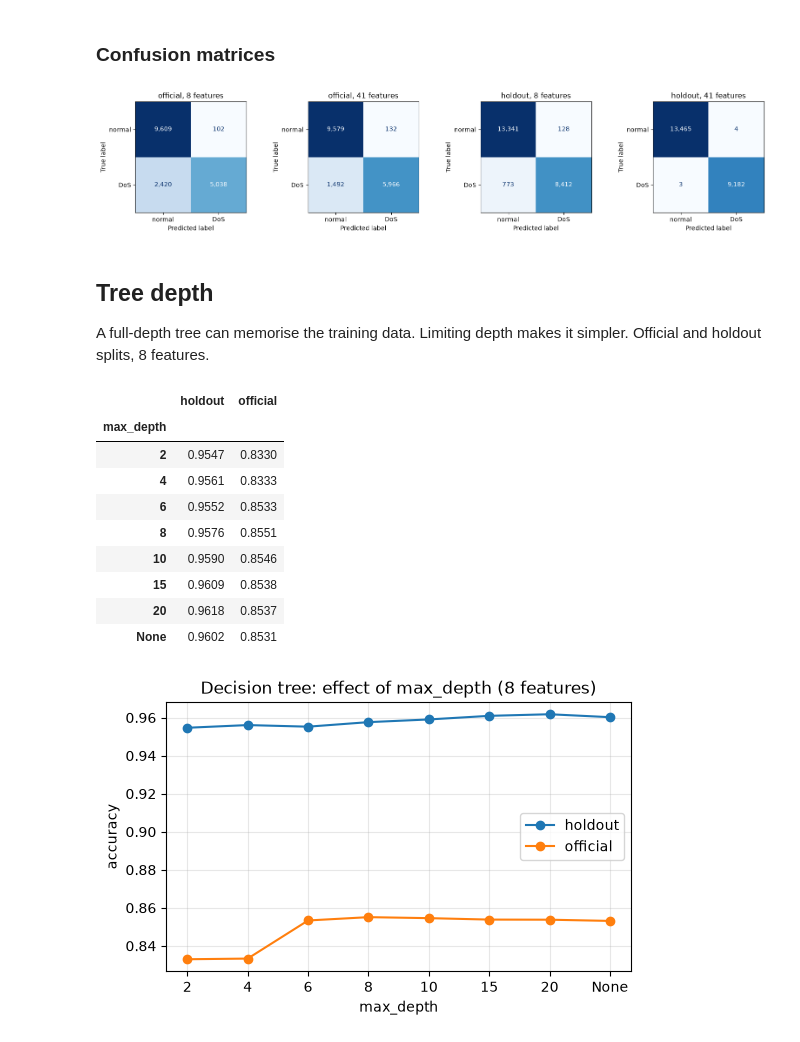
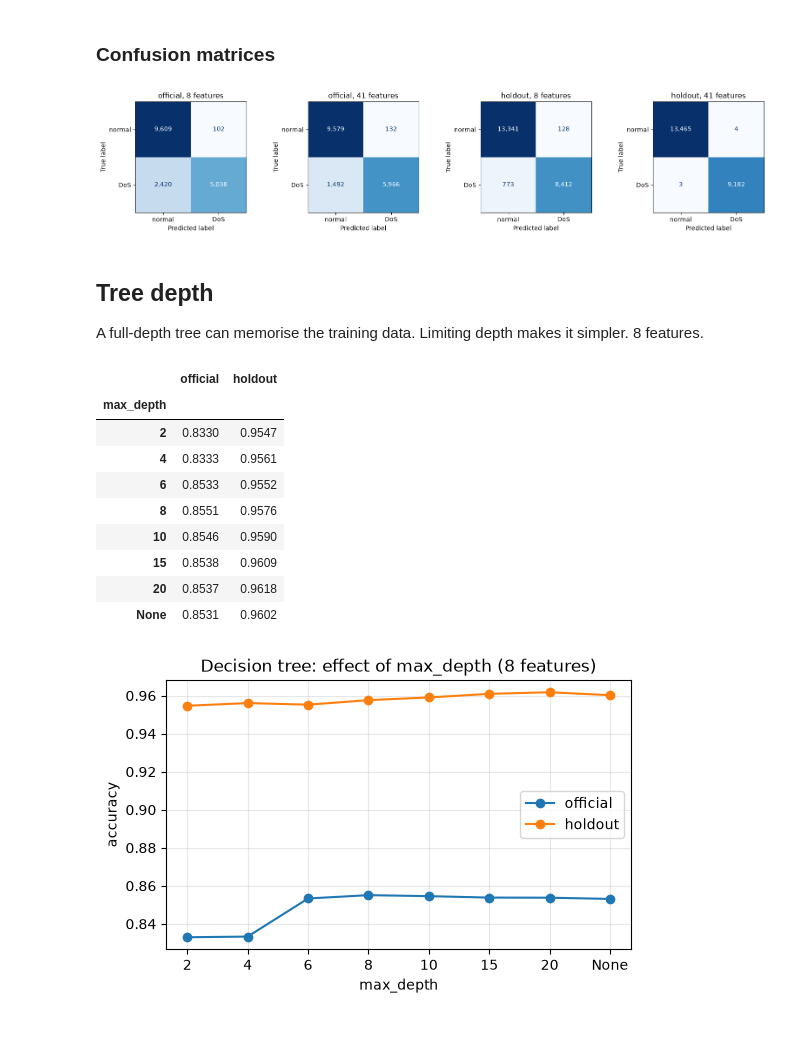
Before and after one commit to jr-cho/ml-network-anomaly-detection, a Jupyter notebook: notebooks/03_decision_tree.ipynb, the cells around one changed output. Drawn from its saved outputs; the diff is of its cells as text; code cells hidden in the pictures.

Commit message:
feat: simplify repo layout, merge src into 4 modules, fold rf experiments into notebook 04

```diff
--- a/notebooks/03_decision_tree.ipynb
+++ b/notebooks/03_decision_tree.ipynb
@@ -25,7 +24,5 @@ The paper keeps the 8 features most correlated with the label. We also try all 4
 # %%
-data = {
-    (split, n): prepare(split, n_features=n) for split in ("official", "holdout") for n in (8, 41)
-}
+data = prepare_all()
 official = data[("official", 8)]
 print("Train rows:", len(official["X_train"]), " Test rows:", len(official["X_test"]))
 print("Unseen DoS rows in official test:", official["unseen"].sum())
@@ -49,7 +45,0 @@ Same model, all four setups. `recall_unseen` is the share of never-seen DoS atta
-# %%
-results, matrices = {}, {}
-for (split, n), d in data.items():
-    r = run(MODELS["decision_tree"](), d)
-    matrices[(split, n)] = r.pop("confusion_matrix")
-    results[f"{split}, {n} features"] = r
-metrics_table(results)
@@ -62,46 +55,45 @@ metrics_table(results)
 # %% [markdown]
 ### Confusion matrices
-# %%
-fig, axes = plt.subplots(1, 4, figsize=(16, 3.5))
-for ax, (key, cm) in zip(axes, matrices.items(), strict=True):
-    plot_confusion(cm, f"{key[0]}, {key[1]} features", ax=ax)
-plt.tight_layout()
-# %% [output]
-[figure, removed]
+# %%
+plot_confusions(results);
+# %% [output]
+[figure, added]
 # %% [markdown]
 ## Tree depth
 
-A full-depth tree can memorise the training data. Limiting depth makes it simpler. Official and holdout splits, 8 features.
+A full-depth tree can memorise the training data. Limiting depth makes it simpler. 8 features.
-# %%
-from sklearn.tree import DecisionTreeClassifier
-
-depths = [2, 4, 6, 8, 10, 15, 20, None]
-rows = {}
-for depth in depths:
-    for split in ("official", "holdout"):
-        r = run(DecisionTreeClassifier(max_depth=depth, random_state=42), data[(split, 8)])
-        rows[(str(depth), split)] = r["accuracy"]
-depth_table = pd.Series(rows).unstack()
-depth_table.index.name = "max_depth"
-depth_table.loc[[str(d) for d in depths]]
-# %% [output]
-|  | holdout | official |
-| max_depth |  |  |
-| 2 | 0.9547 | 0.8330 |
-| 4 | 0.9561 | 0.8333 |
-| 6 | 0.9552 | 0.8533 |
-| 8 | 0.9576 | 0.8551 |
-| 10 | 0.9590 | 0.8546 |
-| 15 | 0.9609 | 0.8538 |
-| 20 | 0.9618 | 0.8537 |
-| None | 0.9602 | 0.8531 |
 # %%
-ax = depth_table.loc[[str(d) for d in depths]].plot(marker="o", figsize=(6, 3.5))
-ax.set_ylabel("accuracy")
-ax.set_title("Decision tree: effect of max_depth (8 features)")
+from sklearn.tree import DecisionTreeClassifier, plot_tree
+
+depths = [2, 4, 6, 8, 10, 15, 20, None]
+depth_table = pd.DataFrame(
+    {
+        split: [
+            evaluate(DecisionTreeClassifier(max_depth=d, random_state=42), data[(split, 8)])[
+                "accuracy"
+            ]
+            for d in depths
+        ]
+        for split in ("official", "holdout")
+    },
+    index=pd.Index([str(d) for d in depths], name="max_depth"),
+)
+ax = depth_table.plot(marker="o", figsize=(6, 3.5))
+ax.set(ylabel="accuracy", title="Decision tree: effect of max_depth (8 features)")
 ax.grid(alpha=0.3)
+depth_table
 # %% [output]
+|  | official | holdout |
+| max_depth |  |  |
+| 2 | 0.8330 | 0.9547 |
+| 4 | 0.8333 | 0.9561 |
+| 6 | 0.8533 | 0.9552 |
+| 8 | 0.8551 | 0.9576 |
+| 10 | 0.8546 | 0.9590 |
+| 15 | 0.8538 | 0.9609 |
+| 20 | 0.8537 | 0.9618 |
+| None | 0.8531 | 0.9602 |
-[figure, old version]
+[figure, new version]
 # %% [markdown]
 ## What the tree learned
 
```
Also changed, not shown: parts of 10 cells of this notebook, 37 other files.
